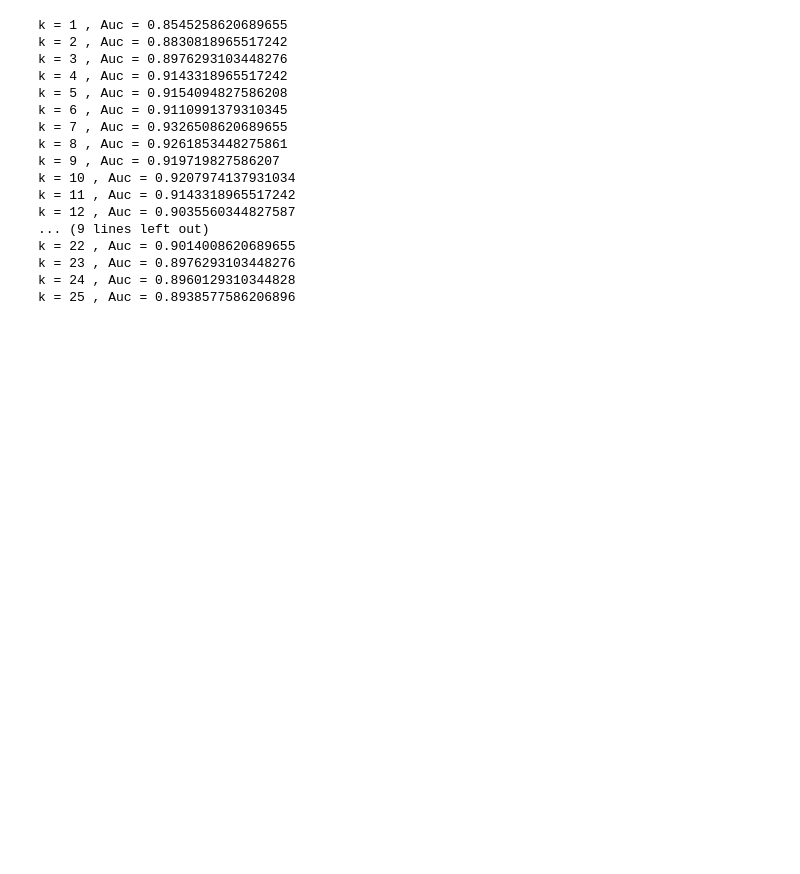
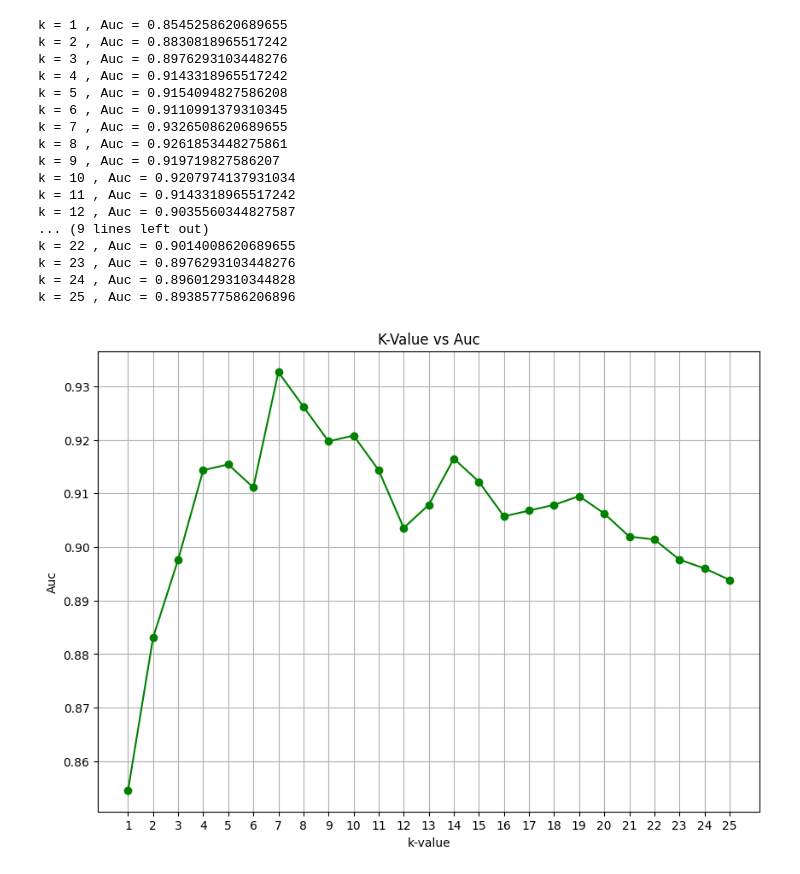
Before and after one commit to Abdullah-Jalal/heart-disease-prediction, a Jupyter notebook: ML_Heart.ipynb, the cells around one changed output. Cells and saved outputs as stored; diff of their text form; code cells hidden in the pictures; blank space fills up the shorter version.

Commit message:
plot of k-value vs Auc

```diff
--- a/ML_Heart.ipynb
+++ b/ML_Heart.ipynb
@@ -161,3 +161,17 @@ k = 22 , Auc = 0.9014008620689655
 k = 23 , Auc = 0.8976293103448276
 k = 24 , Auc = 0.8960129310344828
 k = 25 , Auc = 0.8938577586206896
+# %%
+ks = [k for k , auc in roc_auc_scores]
+aucs = [auc for k , auc in roc_auc_scores]
+
+plt.figure(figsize=(10,7))
+plt.plot(ks , aucs , marker='o', linestyle='-', color='g')
+plt.title('K-Value vs Auc')
+plt.xlabel('k-value')
+plt.ylabel("Auc")
+plt.xticks(ks)
+plt.grid(True)
+plt.show()
+# %% [output]
+[figure, added]
```
